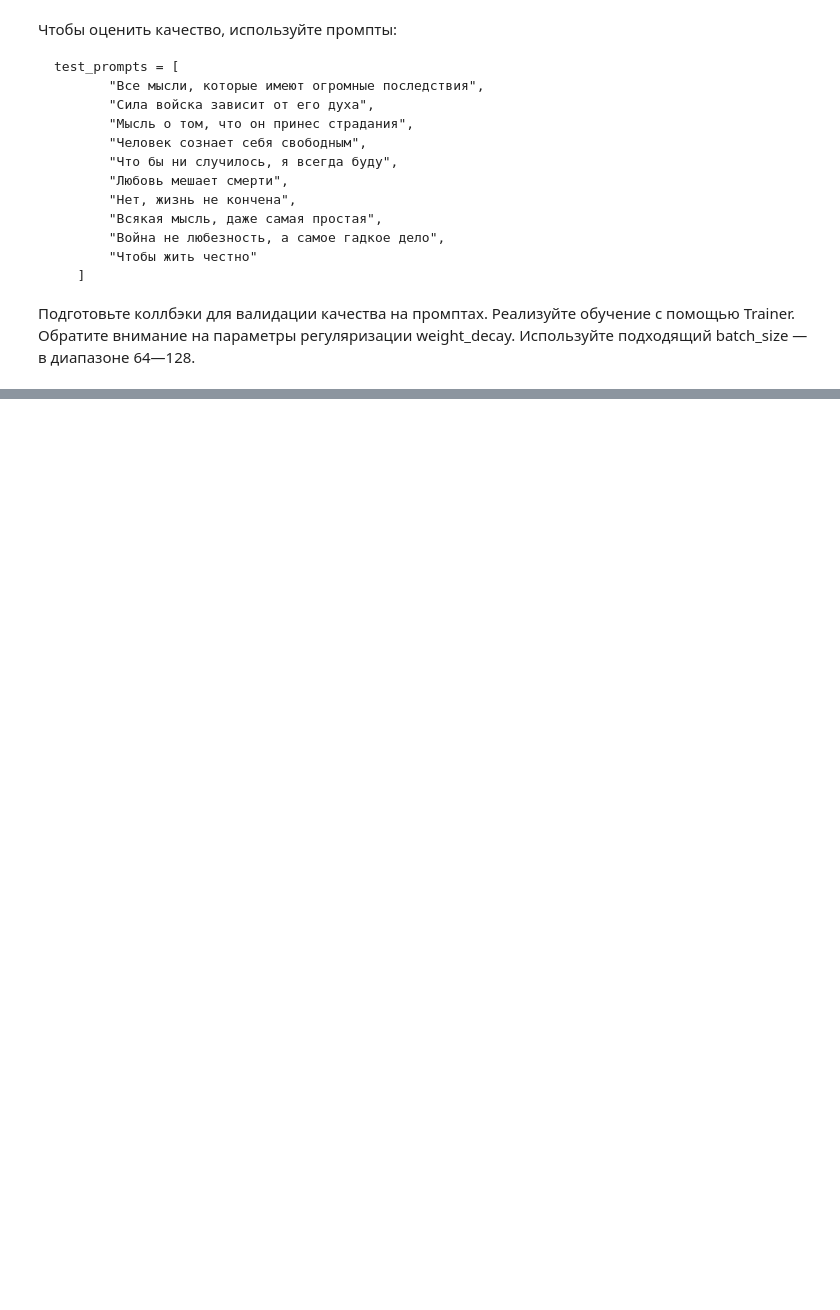
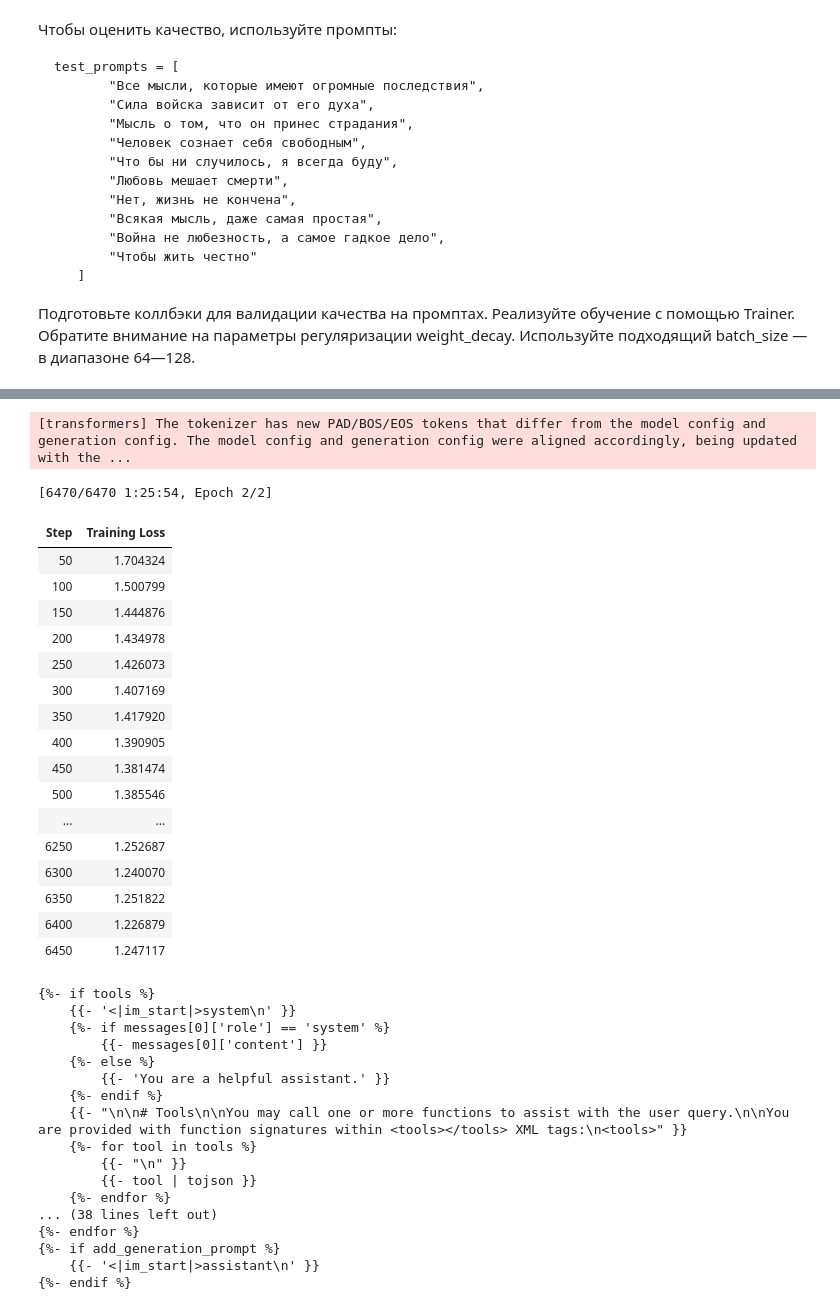
Before and after one commit to pvdiulin/NLP_Study, a Jupyter notebook: Sprint2/Own_LLN_Train_Notebook.ipynb, the cells around one changed output, grey strips where cells are left out. Saved outputs shown, nothing was run; the diff lists cells and outputs as text; code cells hidden in the pictures; blank space fills up the shorter version.

```diff
--- a/Sprint2/Own_LLN_Train_Notebook.ipynb
+++ b/Sprint2/Own_LLN_Train_Notebook.ipynb
@@ -566,0 +637,6 @@ TrainOutput(global_step=670, training_loss=4.562057102260305, metrics={'train_ru
+# %%
+dataset = load_dataset(dataset_name)
+
+print(dataset)
+print(dataset["train"][0])
+print(dataset["train"].column_names)
@@ -566,0 +720,69 @@ TrainOutput(global_step=670, training_loss=4.562057102260305, metrics={'train_ru
+# %%
+training_args = SFTConfig(
+    output_dir="./qwen2.5-0.5b-sft",
+
+    num_train_epochs=2,
+
+    per_device_train_batch_size=4,
+    gradient_accumulation_steps=4,
+
+    learning_rate=2e-5,
+    weight_decay=0.01,
+
+    logging_steps=50,
+    save_strategy="epoch",
+
+    bf16=True,
+
+    max_length=context_length,
+
+    report_to="none",
+)
+
+trainer = SFTTrainer(
+    model=model,
+    args=training_args,
+    train_dataset=chat_dataset,
+    processing_class=tokenizer,
+)
+# %%
+trainer.train()
+
+print(tokenizer.chat_template)
+# %% [output]
+[transformers] The tokenizer has new PAD/BOS/EOS tokens that differ from the model config and generation config. The model config and generation config were aligned accordingly, being updated with the ...
+[6470/6470 1:25:54, Epoch 2/2]
+| Step | Training Loss |
+| 50 | 1.704324 |
+| 100 | 1.500799 |
+| 150 | 1.444876 |
+| 200 | 1.434978 |
+| 250 | 1.426073 |
+| 300 | 1.407169 |
+| 350 | 1.417920 |
+| 400 | 1.390905 |
+| 450 | 1.381474 |
+| 500 | 1.385546 |
+| ... | ... |
+| 6250 | 1.252687 |
+| 6300 | 1.240070 |
+| 6350 | 1.251822 |
+| 6400 | 1.226879 |
+| 6450 | 1.247117 |
+{%- if tools %}
+    {{- '<|im_start|>system\n' }}
+    {%- if messages[0]['role'] == 'system' %}
+        {{- messages[0]['content'] }}
+    {%- else %}
+        {{- 'You are a helpful assistant.' }}
+    {%- endif %}
+    {{- "\n\n# Tools\n\nYou may call one or more functions to assist with the user query.\n\nYou are provided with function signatures within <tools></tools> XML tags:\n<tools>" }}
+    {%- for tool in tools %}
+        {{- "\n" }}
+        {{- tool | tojson }}
+    {%- endfor %}
+... (38 lines left out)
+{%- endfor %}
+{%- if add_generation_prompt %}
+    {{- '<|im_start|>assistant\n' }}
+{%- endif %}
```
Also changed, not shown: parts of 18 cells of this notebook.
